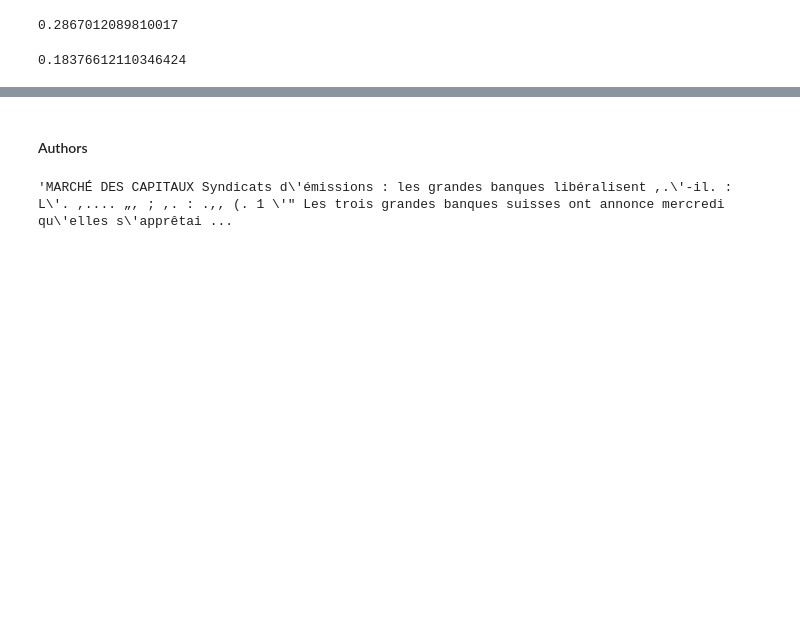
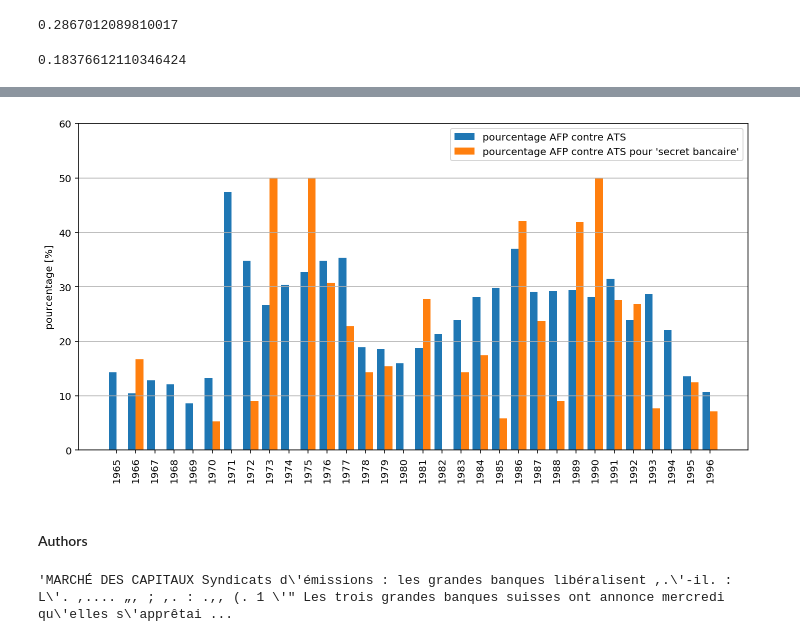
Before and after one commit to RomainMendez/Digital-Humanities-Project, a Jupyter notebook: src/author_analysis.ipynb, the cells around one changed output, grey strips where cells are left out. Saved outputs shown, nothing was run; the diff lists cells and outputs as text; code cells hidden in the pictures; blank space fills up the shorter version.

```diff
--- a/src/author_analysis.ipynb
+++ b/src/author_analysis.ipynb
@@ -140,3 +112,44 @@ agency_indexes.sum() / articles.shape[0]
+# %%
+years = range(1965, 1998)
+
+ats, _ = year_series(articles[ats_indexes])
+afp, _ = year_series(articles[afp_indexes])
+
+ats_hist, bins = np.histogram(ats, bins=years)
+afp_hist, _ = np.histogram(afp, bins=bins)
+
+bar_width = 0.4
+
+plt.bar(
+    np.array(years[:-1]) - bar_width / 2,
+    100.0 * afp_hist / (ats_hist + afp_hist),
+    width=bar_width,
+    label="pourcentage AFP contre ATS",
+)
+
+ats, _ = year_series(articles[ats_indexes & banking_indexes])
+afp, _ = year_series(articles[afp_indexes & banking_indexes])
+
+ats_hist, _ = np.histogram(ats, bins=years)
+afp_hist, _ = np.histogram(afp, bins=years)
+
+plt.bar(
+    np.array(years[:-1]) + bar_width / 2,
+    100.0 * afp_hist / (ats_hist + afp_hist),
+    width=bar_width,
+    label="pourcentage AFP contre ATS pour 'secret bancaire'",
+)
+
+plt.legend()
+
+plt.ylim(0, 60)
+plt.ylabel("pourcentage [%]")
+plt.grid(axis='y')
+
+plt.xticks(years[:-1], rotation=90)
+plt.savefig("../rapport/analysis/afp_ats_percentage.png", dpi=200);
+# %% [output]
+[figure, added]
 # %% [markdown]
 #### Authors
 # %%
```
Also changed, not shown: parts of 10 cells of this notebook, 5 other files.
